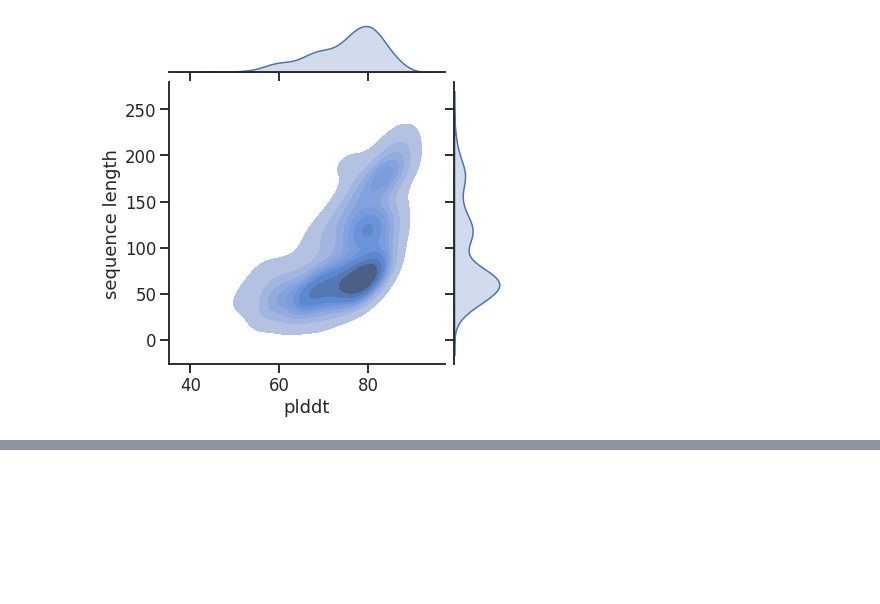
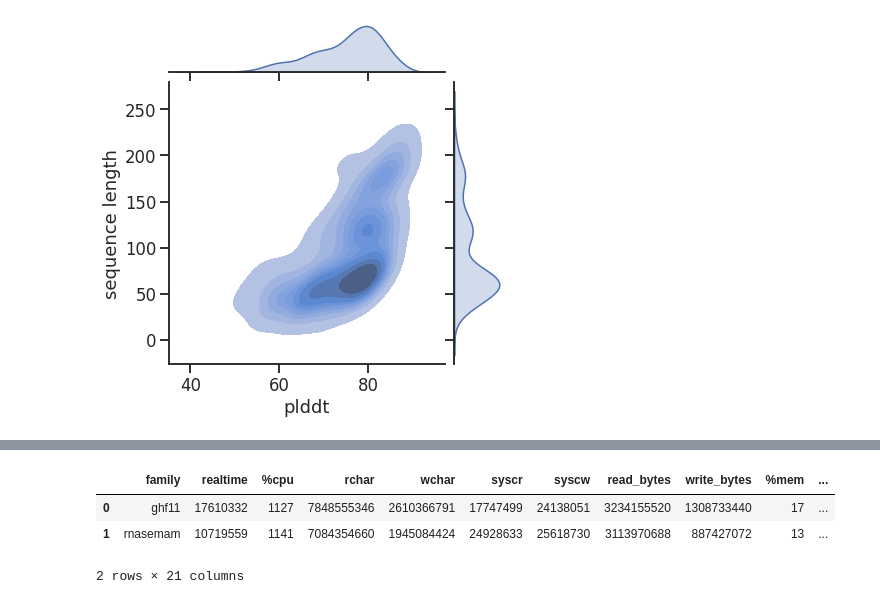
Before and after one commit to luisas/nf_structural_regression, a Jupyter notebook: notebook/04_AF2_benchmark.ipynb, the cells around one changed output, grey strips where cells are left out. Saved outputs shown, nothing was run; the diff lists cells and outputs as text; code cells hidden in the pictures; blank space fills up the shorter version.

```diff
--- a/notebook/04_AF2_benchmark.ipynb
+++ b/notebook/04_AF2_benchmark.ipynb
@@ -149,0 +178,9 @@ NameError: name 'get_seq_lengths' is not defined
+# %%
+traces_merged = pd.merge(traces, stats_homfam_seqs, on ="family")
+traces_merged["hours"] = traces_merged.realtime/3600000
+traces_merged.head(2)
+# %% [output]
+|  | family | realtime | %cpu | rchar | wchar | syscr | syscw | read_bytes | write_bytes | %mem | ... |
+| 0 | ghf11 | 17610332 | 1127 | 7848555346 | 2610366791 | 17747499 | 24138051 | 3234155520 | 1308733440 | 17 | ... |
+| 1 | rnasemam | 10719559 | 1141 | 7084354660 | 1945084424 | 24928633 | 25618730 | 3113970688 | 887427072 | 13 | ... |
+2 rows × 21 columns
```
Also changed, not shown: parts of 8 cells of this notebook, 17 other files.
